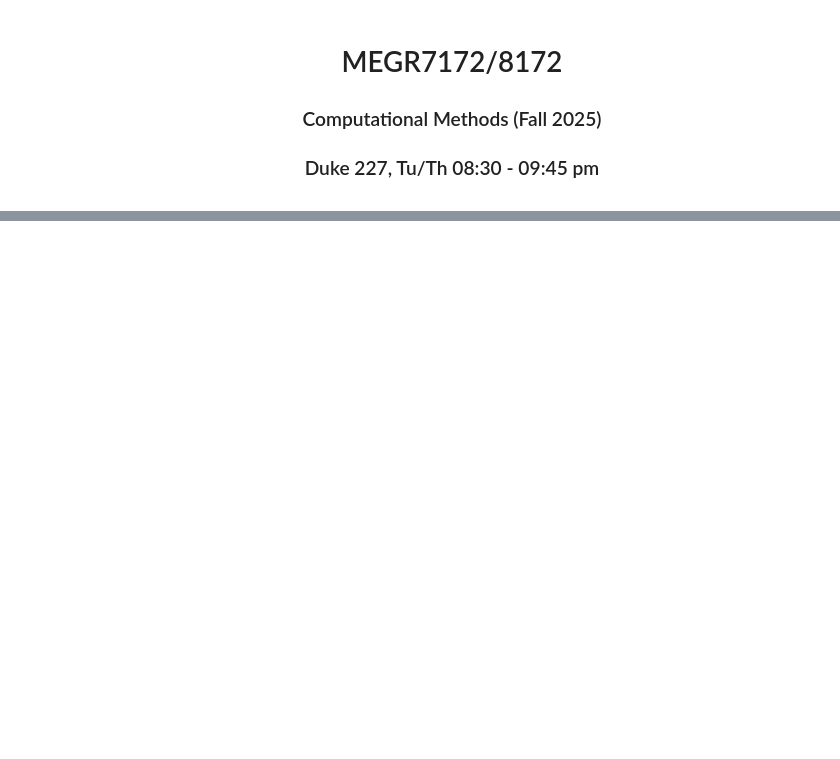
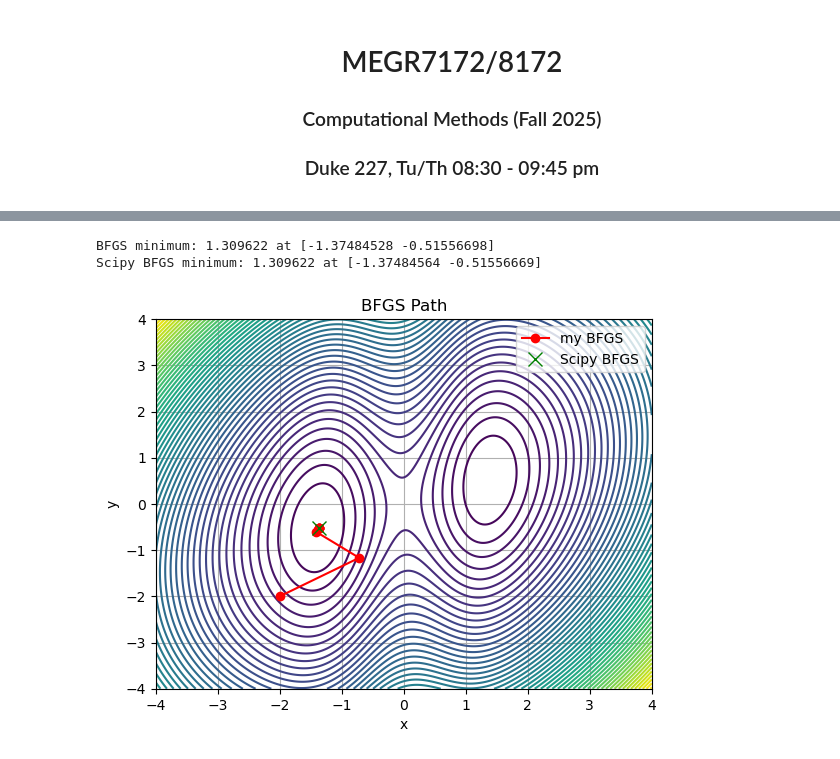
Before and after one commit to MaterSim/ComputationalMethods, a Jupyter notebook: Lectures/Lec_13_quasi_newton.ipynb, the cells around one changed output, grey strips where cells are left out. Saved outputs shown, nothing was run; the diff lists cells and outputs as text; code cells hidden in the pictures; blank space fills up the shorter version.

```diff
--- a/Lectures/Lec_13_quasi_newton.ipynb
+++ b/Lectures/Lec_13_quasi_newton.ipynb
@@ -197,0 +179,65 @@ Optimization terminated successfully.
+# %%
+from scipy.optimize import minimize_scalar
+
+# BFGS minimization
+def bfgs_update(H, s, y):
+    rho = 1.0 / (y @ s)
+    I = np.eye(len(s))
+    H_new = (I - rho * np.outer(s, y)) @ H @ (I - rho * np.outer(y, s)) + rho * np.outer(s, s)
+    return H_new
+
+def bfgs_minimize(f, x0, tol=1e-6, max_iter=1000):
+    x = np.array(x0, dtype=float)
+    n = len(x)
+    H = np.eye(n)  # Initial Hessian approximation
+    x_hist = [x.copy()]
+
+    for i in range(max_iter):
+        grad = derivative2(f, x)
+        p = -H @ grad  # Search direction
+
+        # Line search to find optimal step size
+        # Backtracking line search to avoid overshoot
+        alpha = 1.0
+        c = 1e-4
+        rho = 0.5
+        while f(x + alpha * p) > f(x) + c * alpha * grad @ p:
+            alpha *= rho
+
+        s = alpha * p
+        x_new = x + s
+        x_hist.append(x_new.copy())
+
+        if np.linalg.norm(s) < tol:
+            break
+
+        y = derivative2(f, x_new) - grad
+        H = bfgs_update(H, s, y)
+        x = x_new
+
+    return np.array(x_hist), f(x)
+
+
+# Run BFGS minimization
+x_hist_bfgs, f_min_bfgs = bfgs_minimize(f2, [x0, y0])
+print(f'BFGS minimum: {f_min_bfgs:.6f} at {x_hist_bfgs[-1]}')
+
+# Run scipy's BFGS for comparison
+from scipy.optimize import minimize
+res = minimize(f2, [x0, y0], method='BFGS')#, jac=derivative2)
+print(f'Scipy BFGS minimum: {res.fun:.6f} at {res.x}')
+
+# Plot BFGS path on contour
+plt.contour(x, y, z, levels=levels)
+plt.plot(x_hist_bfgs[:, 0], x_hist_bfgs[:, 1], marker='o', color='red', label='my BFGS')
+plt.plot(res.x[0], res.x[1], 'gx', markersize=10, label='Scipy BFGS')
+plt.title('BFGS Path')
+plt.xlabel('x')
+plt.ylabel('y')
+plt.legend()
+plt.grid()
+plt.show()
+# %% [output]
+BFGS minimum: 1.309622 at [-1.37484528 -0.51556698]
+Scipy BFGS minimum: 1.309622 at [-1.37484564 -0.51556669]
+[figure, added]
```
Also changed, not shown: parts of 14 cells of this notebook.
